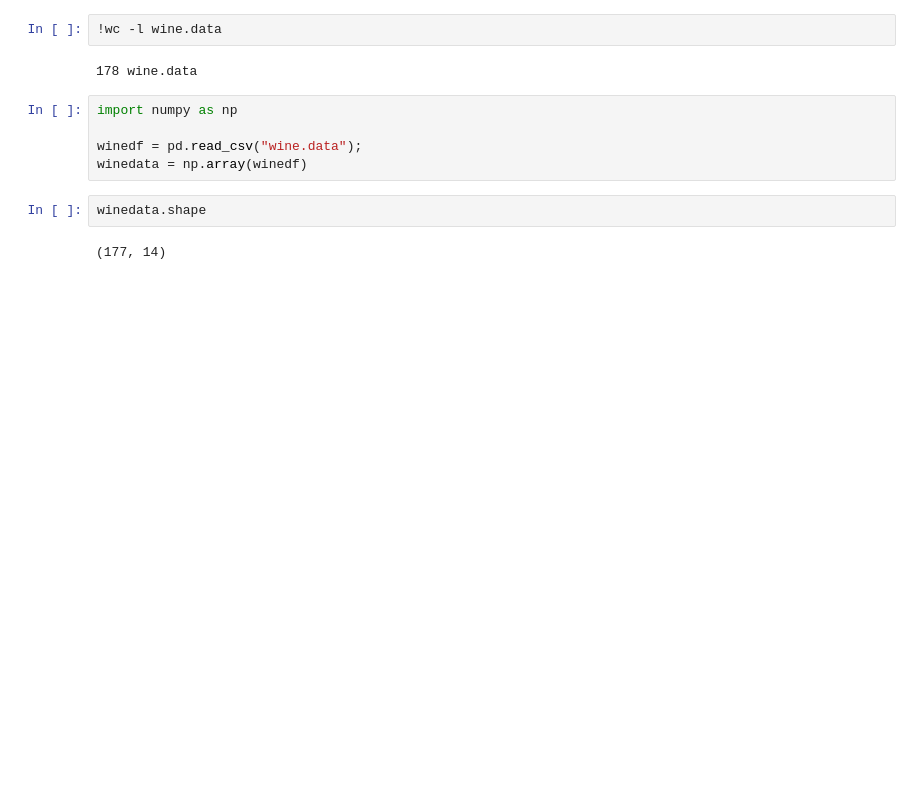
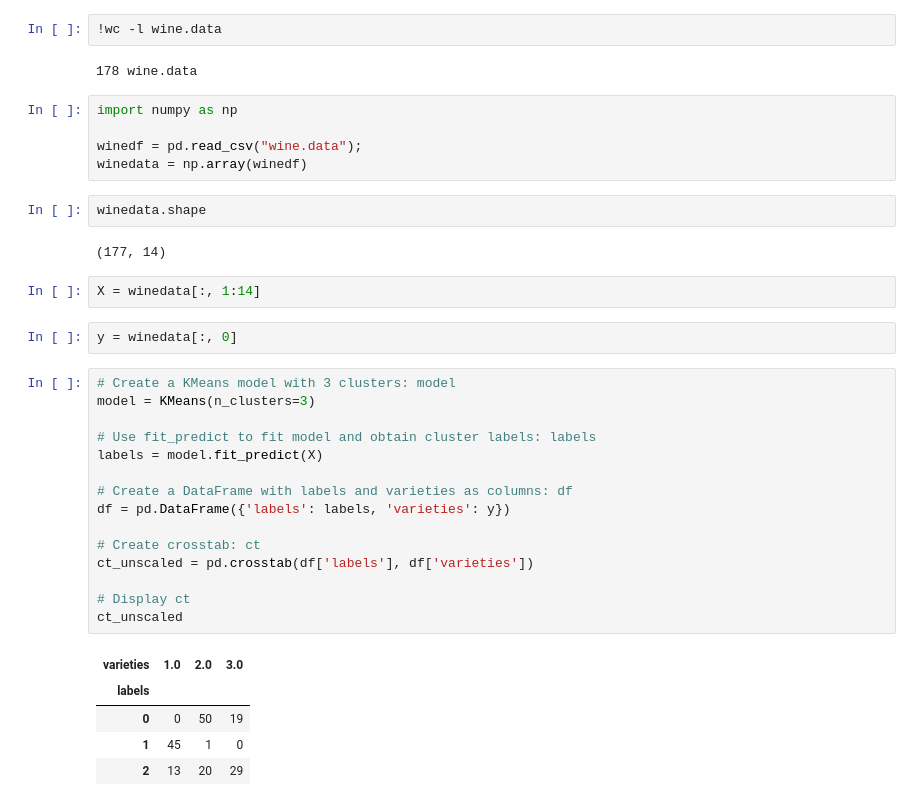
Before and after one commit to cloudxlab/ml, a Jupyter notebook: machine_learning/Unsupervised Learning.ipynb, the cells around one changed output. Drawn from its saved outputs; the diff is of its cells as text; blank space fills up the shorter version.

```diff
--- a/machine_learning/Unsupervised Learning.ipynb
+++ b/machine_learning/Unsupervised Learning.ipynb
@@ -208,3 +208,28 @@ winedata = np.array(winedf)
 winedata.shape
 # %% [output]
 (177, 14)
+# %%
+X = winedata[:, 1:14]
+# %%
+y = winedata[:, 0]
+# %%
+# Create a KMeans model with 3 clusters: model
+model = KMeans(n_clusters=3)
+
+# Use fit_predict to fit model and obtain cluster labels: labels
+labels = model.fit_predict(X)
+
+# Create a DataFrame with labels and varieties as columns: df
+df = pd.DataFrame({'labels': labels, 'varieties': y})
+
+# Create crosstab: ct
+ct_unscaled = pd.crosstab(df['labels'], df['varieties'])
+
+# Display ct
+ct_unscaled
+# %% [output]
+| varieties | 1.0 | 2.0 | 3.0 |
+| labels |  |  |  |
+| 0 | 0 | 50 | 19 |
+| 1 | 45 | 1 | 0 |
+| 2 | 13 | 20 | 29 |
```
Also changed, not shown: parts of 9 cells of this notebook.
